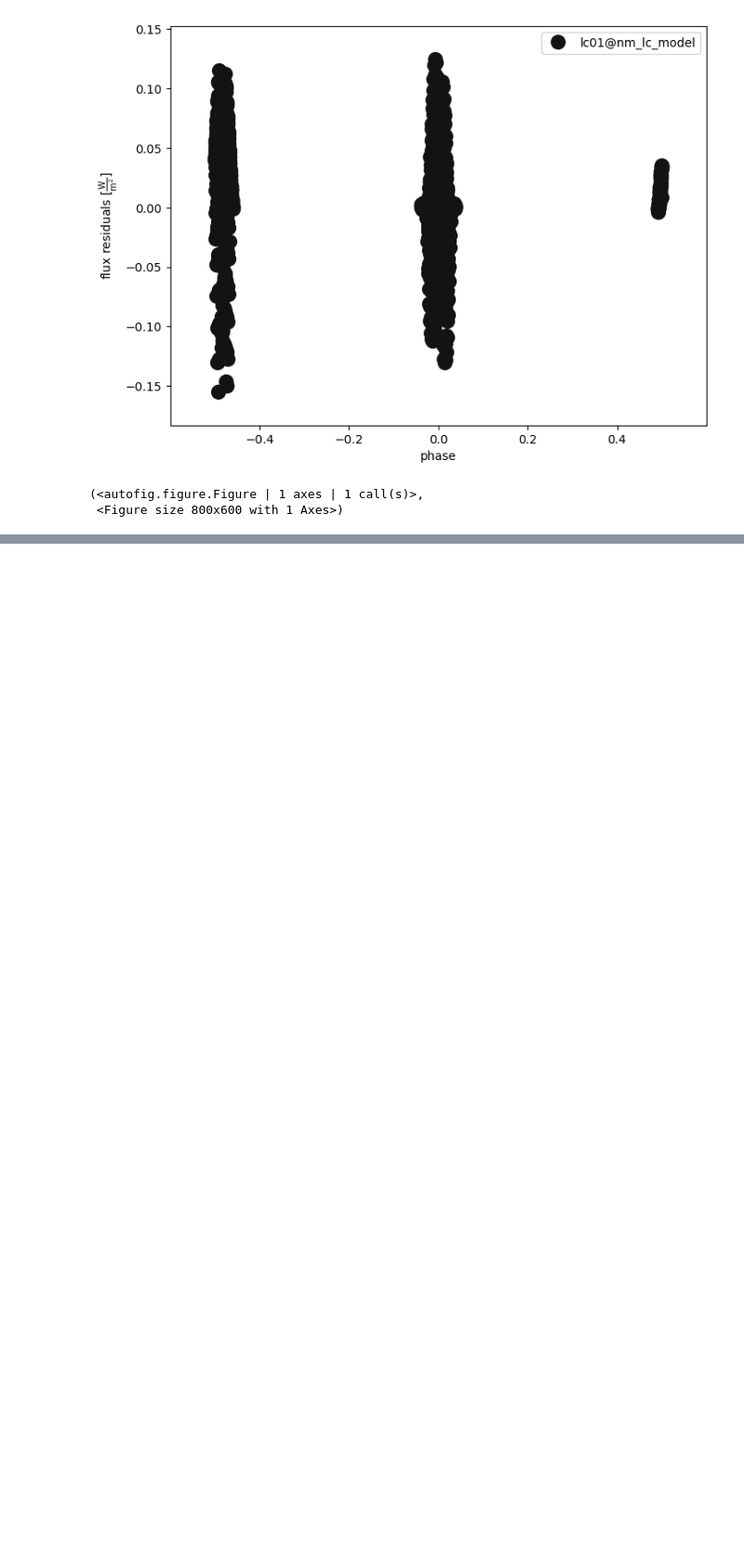
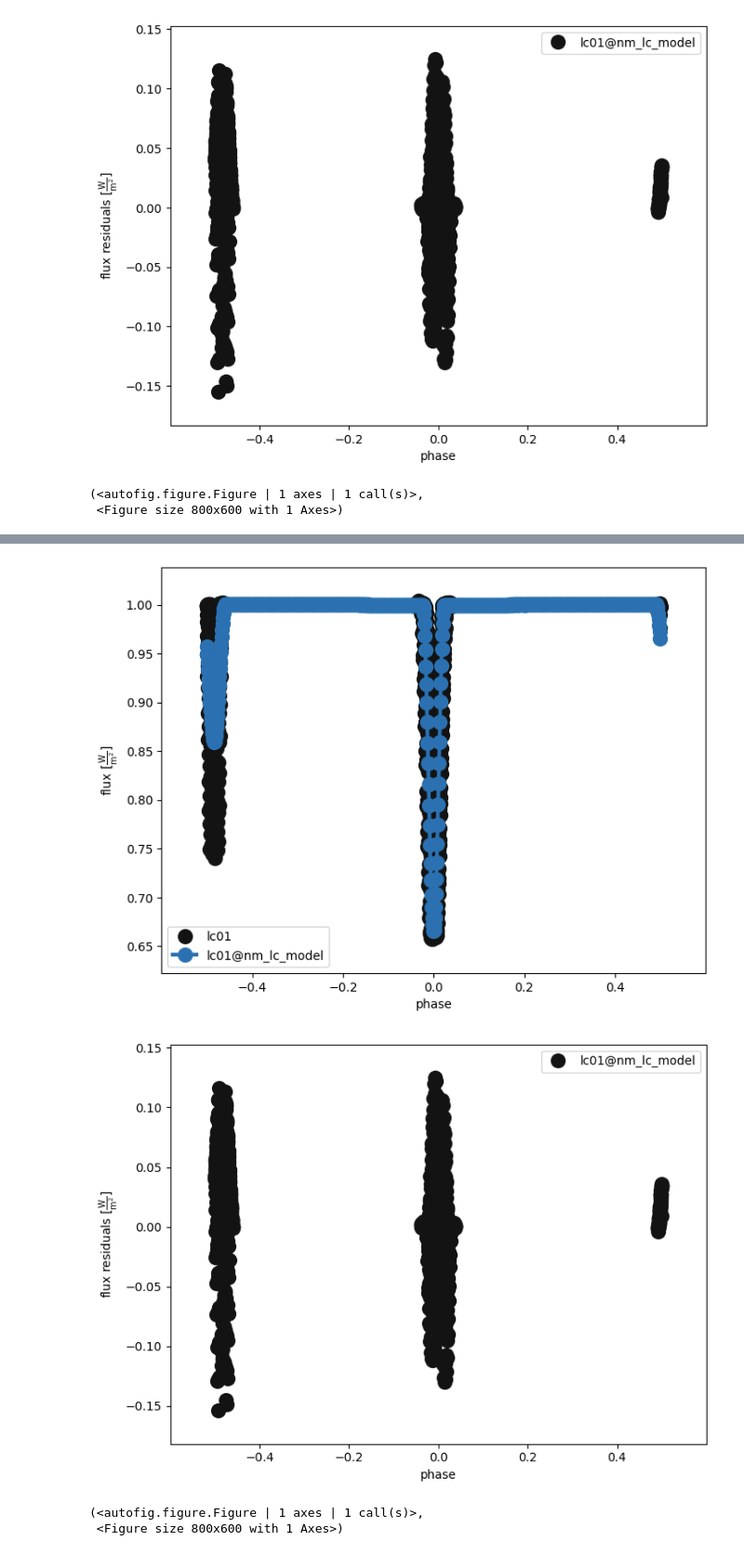
Before and after one commit to karanbt/EB-Modeling, a Jupyter notebook: notebook/04-optimize.ipynb, the cells around one changed output, grey strips where cells are left out. Shown at 93% size. Cells and saved outputs as stored; diff of their text form; code cells hidden in the pictures; blank space fills up the shorter version.

Commit message:
used differential evolution
for orbital parameters

```diff
--- a/notebook/04-optimize.ipynb
+++ b/notebook/04-optimize.ipynb
@@ -268,2 +102,0 @@ b.adopt_solution('nm_phys_sol')
-# %%
-b.run_compute(compute = 'physics_comp', solution = 'nm_phys_sol', sample_num = 1, model = 'nm_phys_model', overwrite = True)
@@ -283,0 +103,5 @@ b.save('during_nm_phys.bundle')
+# %%
+fit_params = ['teffratio@binary', 'requivratio@binary']
+b.set_value('fit_parameters@nm_solver', fit_params)
+# %%
+b.run_solver('nm_solver', solution = 'nm_lc_sol', overwrite = True)
@@ -283,0 +120,2 @@ b.save('during_nm_phys.bundle')
+# %%
+b.run_compute(compute = 'physics_comp', solution = 'nm_lc_sol', sample_num = 1, model = 'nm_lc_model', overwrite = True)
@@ -283,0 +126,8 @@ b.save('during_nm_phys.bundle')
+# %%
+b.plot(model = 'nm_lc_model', kind = 'lc', x = 'phases', show = True, legend = True, marker = 'o')
+b.plot(model = 'nm_lc_model', kind = 'lc', x = 'phases', y = 'residuals', show = True, legend = True, marker = 'o')
+# %% [output]
+[figure, added]
+[figure, added]
+(<autofig.figure.Figure | 1 axes | 1 call(s)>,
+ <Figure size 800x600 with 1 Axes>)
```
Also changed, not shown: parts of 77 cells of this notebook, 2 other files.
